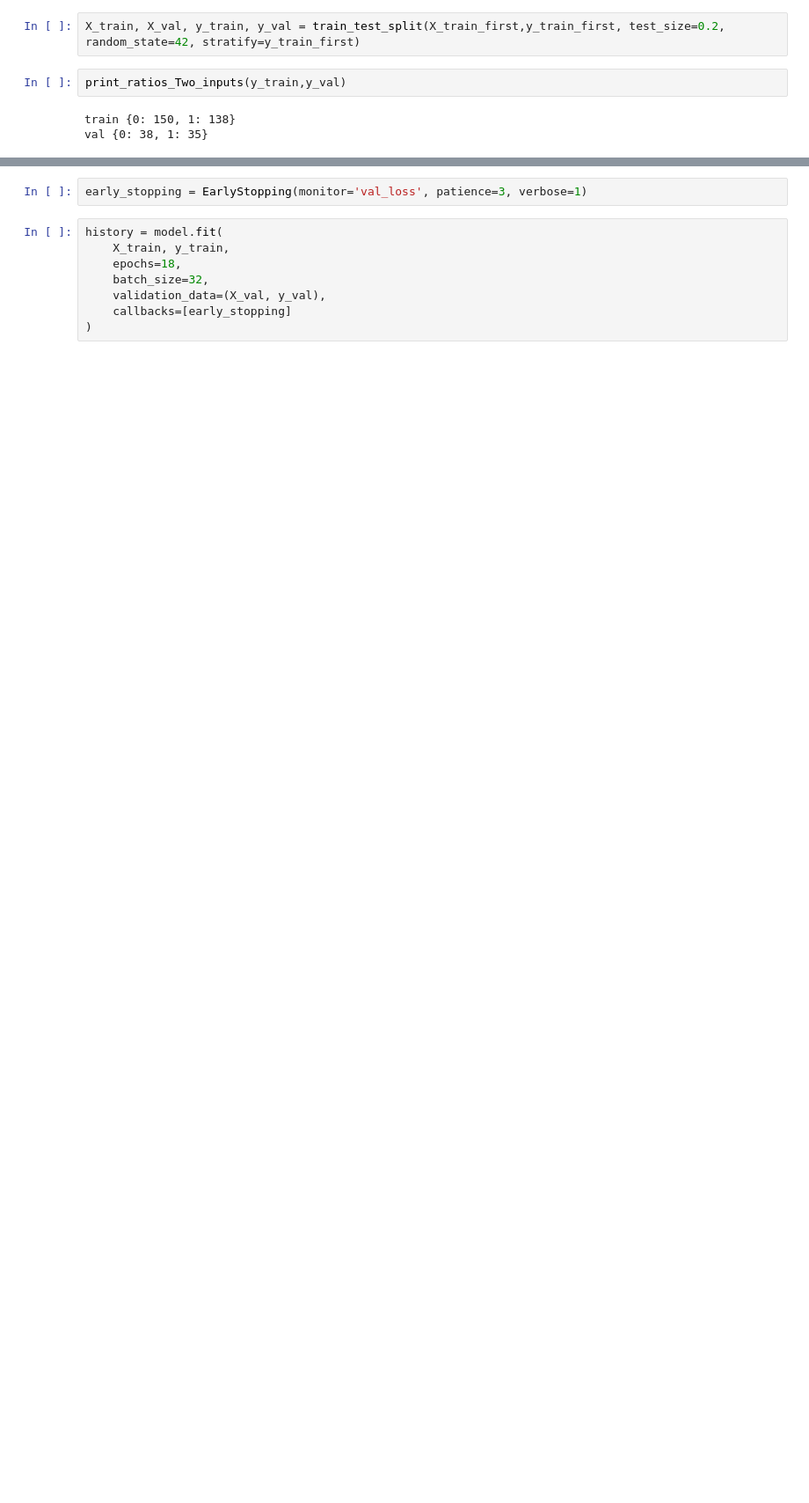
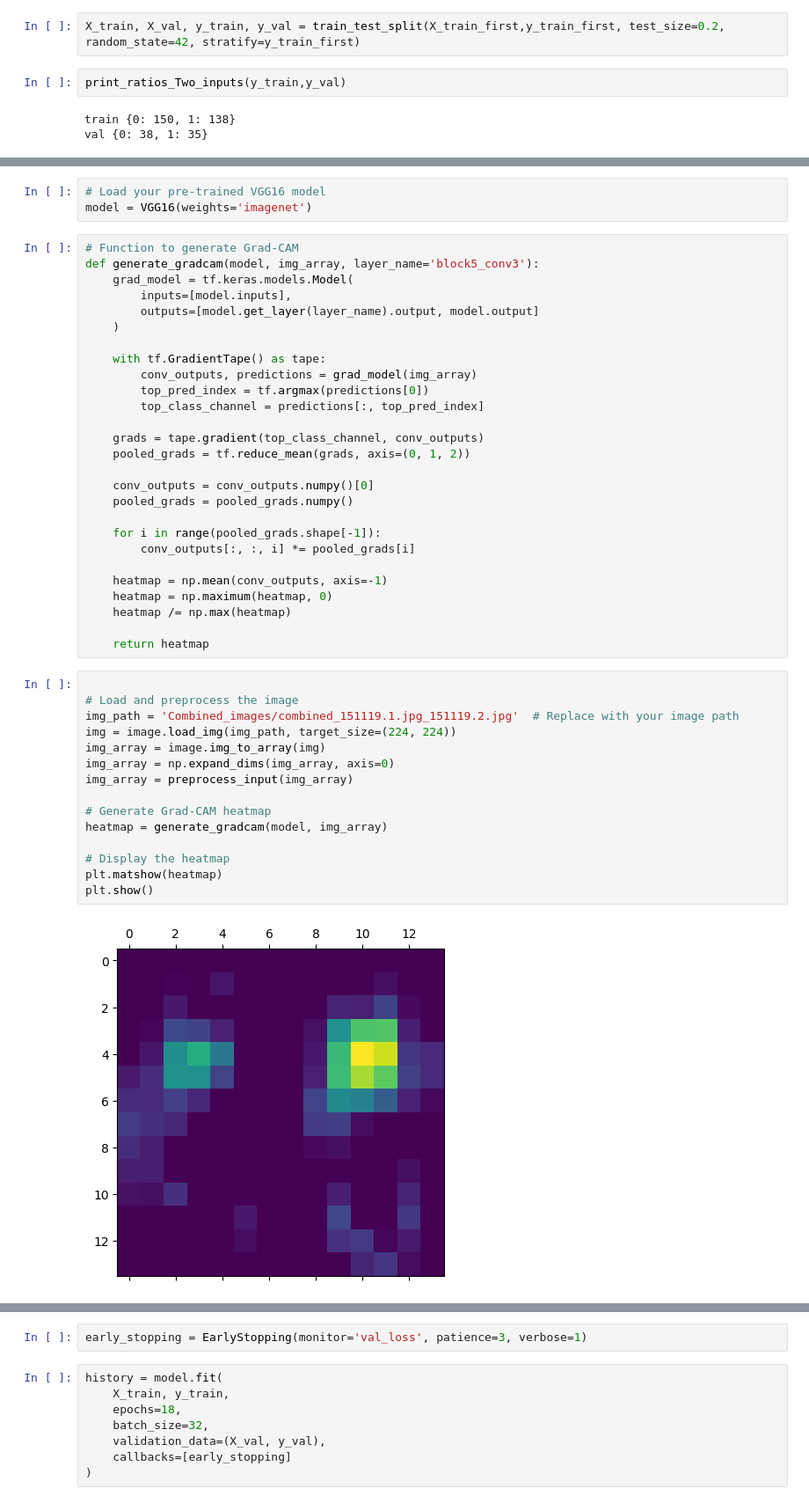
Before and after one commit to Aviost111/final_proj, a Jupyter notebook: preprocessing_for_classification.ipynb, the cells around one changed output, grey strips where cells are left out. Shown at 88% size. Saved outputs shown, nothing was run; the diff lists cells and outputs as text; blank space fills up the shorter version.

```diff
--- a/preprocessing_for_classification.ipynb
+++ b/preprocessing_for_classification.ipynb
@@ -215,0 +456,47 @@ print(y_val)
+# %%
+# Load your pre-trained VGG16 model
+model = VGG16(weights='imagenet')
+# %%
+# Function to generate Grad-CAM
+def generate_gradcam(model, img_array, layer_name='block5_conv3'):
+    grad_model = tf.keras.models.Model(
+        inputs=[model.inputs],
+        outputs=[model.get_layer(layer_name).output, model.output]
+    )
+
+    with tf.GradientTape() as tape:
+        conv_outputs, predictions = grad_model(img_array)
+        top_pred_index = tf.argmax(predictions[0])
+        top_class_channel = predictions[:, top_pred_index]
+
+    grads = tape.gradient(top_class_channel, conv_outputs)
+    pooled_grads = tf.reduce_mean(grads, axis=(0, 1, 2))
+
+    conv_outputs = conv_outputs.numpy()[0]
+    pooled_grads = pooled_grads.numpy()
+
+    for i in range(pooled_grads.shape[-1]):
+        conv_outputs[:, :, i] *= pooled_grads[i]
+
+    heatmap = np.mean(conv_outputs, axis=-1)
+    heatmap = np.maximum(heatmap, 0)
+    heatmap /= np.max(heatmap)
+
+    return heatmap
+# %%
+
+# Load and preprocess the image
+img_path = 'Combined_images/combined_151119.1.jpg_151119.2.jpg'  # Replace with your image path
+img = image.load_img(img_path, target_size=(224, 224))
+img_array = image.img_to_array(img)
+img_array = np.expand_dims(img_array, axis=0)
+img_array = preprocess_input(img_array)
+
+# Generate Grad-CAM heatmap
+heatmap = generate_gradcam(model, img_array)
+
+# Display the heatmap
+plt.matshow(heatmap)
+plt.show()
+# %% [output]
+[figure, added]
```
Also changed, not shown: parts of 25 cells of this notebook.
